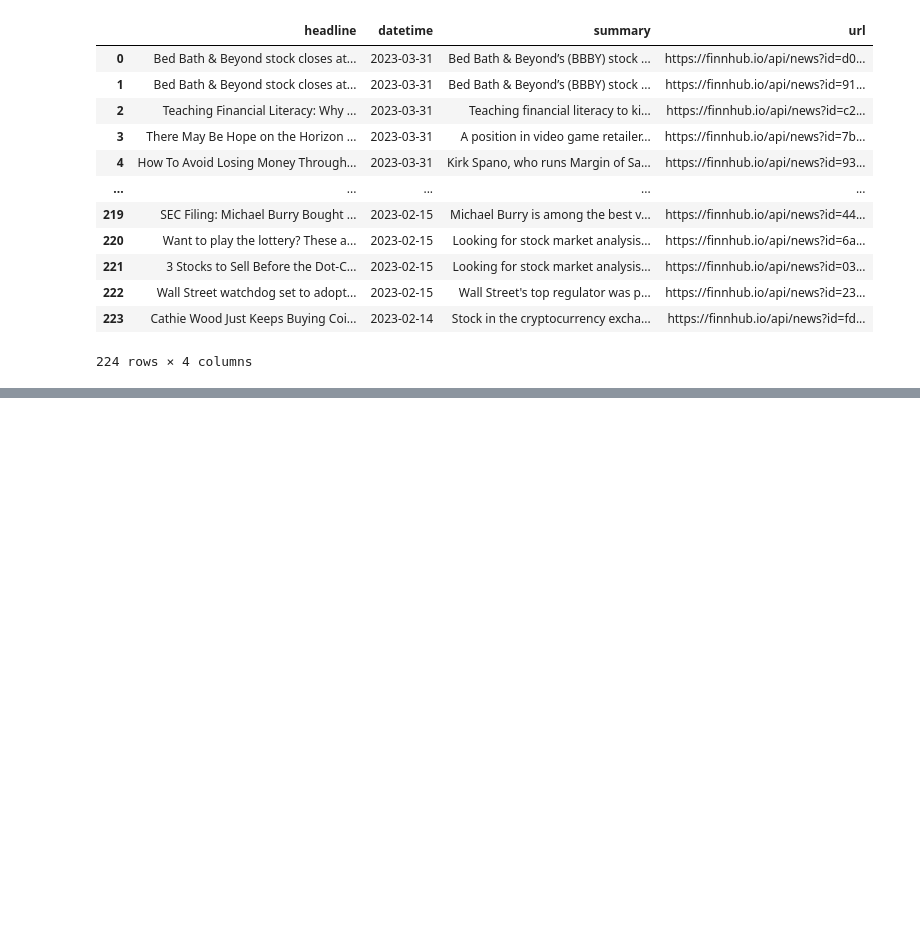
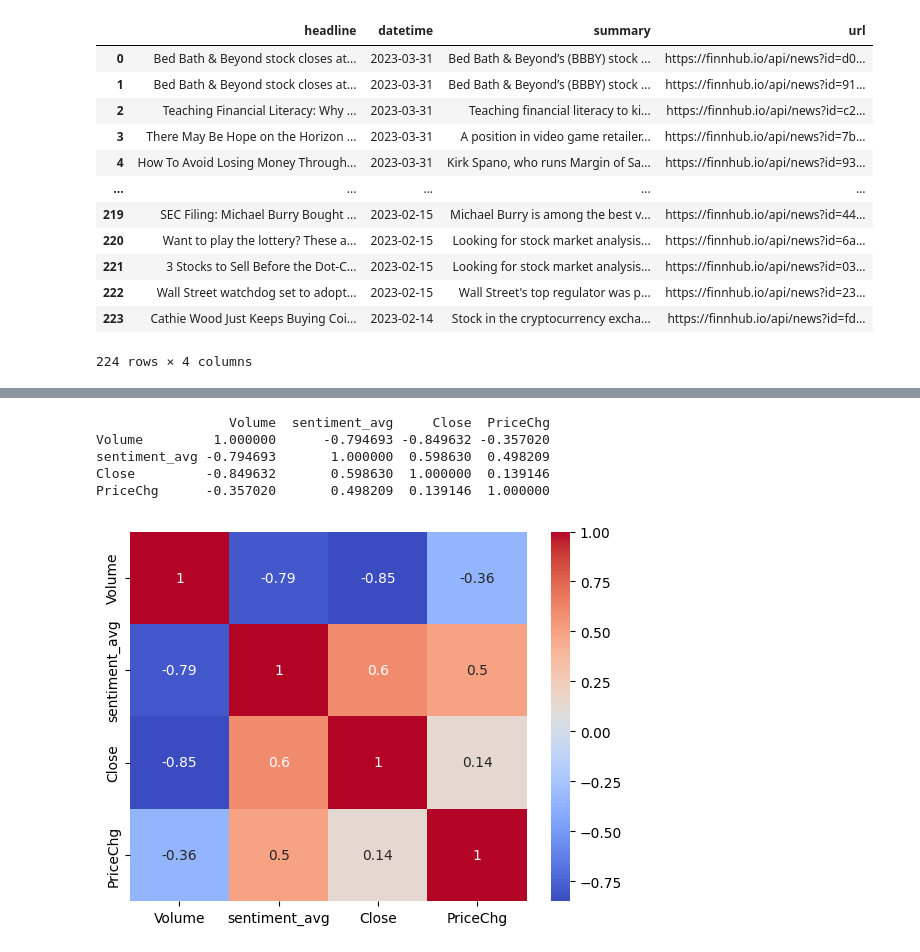
Before and after one commit to s5263er/GameStop-Sentiment-and-Price-Analysis, a Jupyter notebook: FIN_INFO_RET.ipynb, the cells around one changed output, grey strips where cells are left out. Saved outputs shown, nothing was run; the diff lists cells and outputs as text; code cells hidden in the pictures; blank space fills up the shorter version.

```diff
--- a/FIN_INFO_RET.ipynb
+++ b/FIN_INFO_RET.ipynb
@@ -700,0 +932,3 @@ df_finhub
+# %%
+df_twitter['date'] = pd.to_datetime(df_twitter['date'], format='%Y-%m-%d')
+df_twitter.info()
@@ -700,0 +965,19 @@ df_finhub
+# %%
+merged_df_twitter = pd.merge(df_gme, df_twitter, on='date', how='left')
+
+# filter out rows with dates outside the range of interest
+start_date = pd.Timestamp('2021-11-28')
+end_date = pd.Timestamp('2021-12-10')
+merged_df_twitter = merged_df_twitter[(merged_df_twitter['date'] >= start_date) & (merged_df_twitter['date'] <= end_date)]
+
+# group by date and aggregate the sentiment values
+merged_df_twitter = merged_df_twitter.groupby('date').agg({'Open': 'first', 'High': 'max', 'Low': 'min', 'Close': 'last', 'Volume': 'max', 'Dividends': 'max', 'Stock Splits': 'max', 'sentiment_avg': 'max'})
+
+# reset the index to include the "date" column
+merged_df_twitter = merged_df_twitter.reset_index()
+#merged_df_gme['avg_price'] = merged_df_gme[['Open', 'High', 'Low', 'Close']].mean(axis=1)
+#USE CLOSING PRICE
+# print the resulting dataframe
+merged_df_twitter['PriceChg'] = (merged_df_twitter['Close'] - merged_df_twitter['Open']) / merged_df_twitter['Open']
+
+merged_df_twitter
@@ -700,0 +996,21 @@ df_finhub
+# %%
+merged_df_twitter['Volume'] = (merged_df_twitter['Volume'] - merged_df_twitter['Volume'].mean()) / merged_df_twitter['Volume'].std()
+merged_df_twitter['sentiment_avg'] = (merged_df_twitter['sentiment_avg'] - merged_df_twitter['sentiment_avg'].mean()) / merged_df_twitter['sentiment_avg'].std()
+merged_df_twitter['Close'] = (merged_df_twitter['Close'] - merged_df_twitter['Close'].mean()) / merged_df_twitter['Close'].std()
+merged_df_twitter['PriceChg'] = (merged_df_twitter['PriceChg'] - merged_df_twitter['PriceChg'].mean()) / merged_df_twitter['PriceChg'].std()
+
+# compute the correlation matrix
+corr_matrix = merged_df_twitter[['Volume', 'sentiment_avg', 'Close','PriceChg']].corr()
+
+# display the correlation matrix
+print(corr_matrix)
+sns.heatmap(corr_matrix, annot=True, cmap='coolwarm')
+# show the plot
+plt.show()
+# %% [output]
+                 Volume  sentiment_avg     Close  PriceChg
+Volume         1.000000      -0.794693 -0.849632 -0.357020
+sentiment_avg -0.794693       1.000000  0.598630  0.498209
+Close         -0.849632       0.598630  1.000000  0.139146
+PriceChg      -0.357020       0.498209  0.139146  1.000000
+[figure, added]
```
Also changed, not shown: parts of 21 cells of this notebook.
